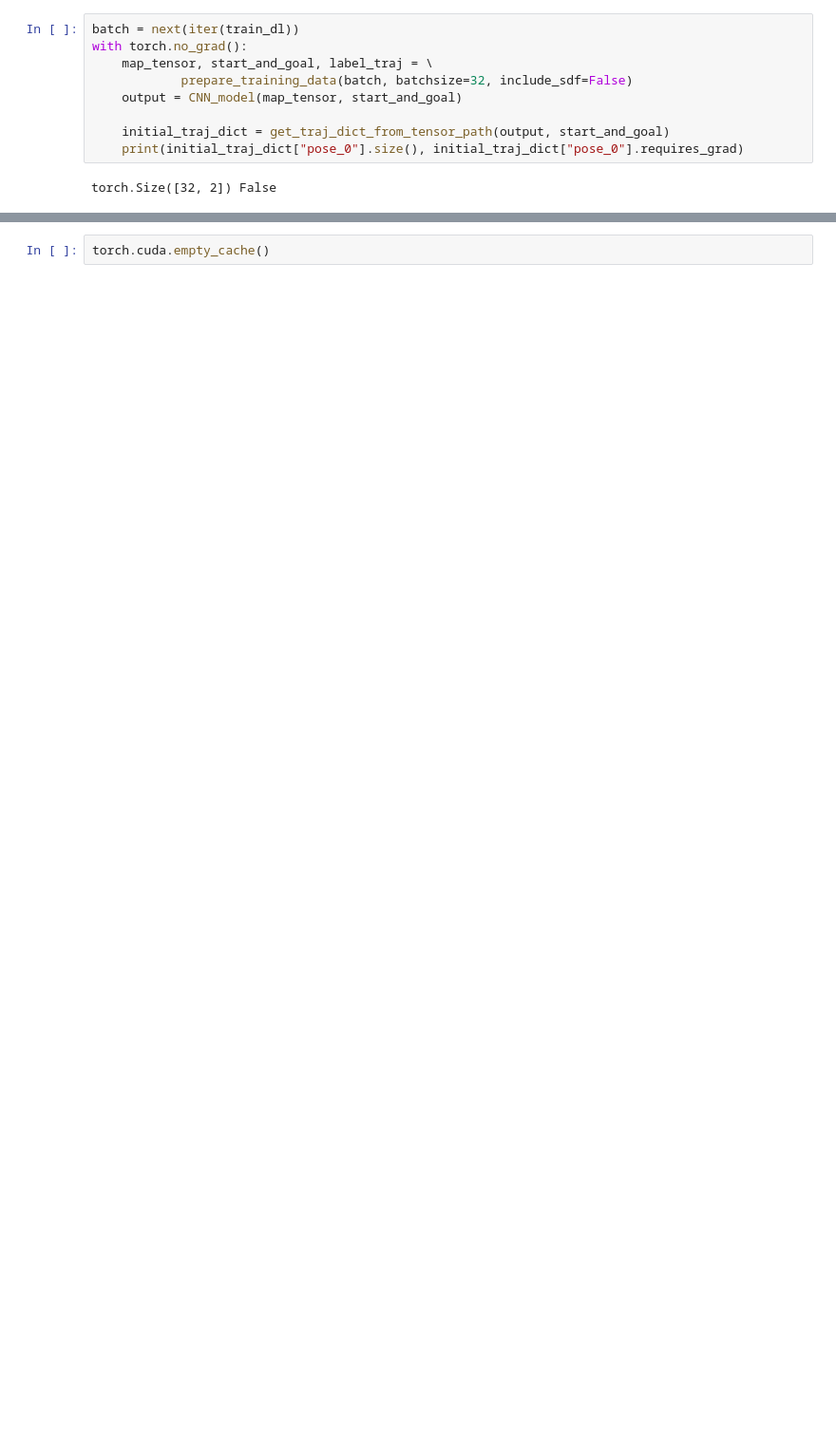
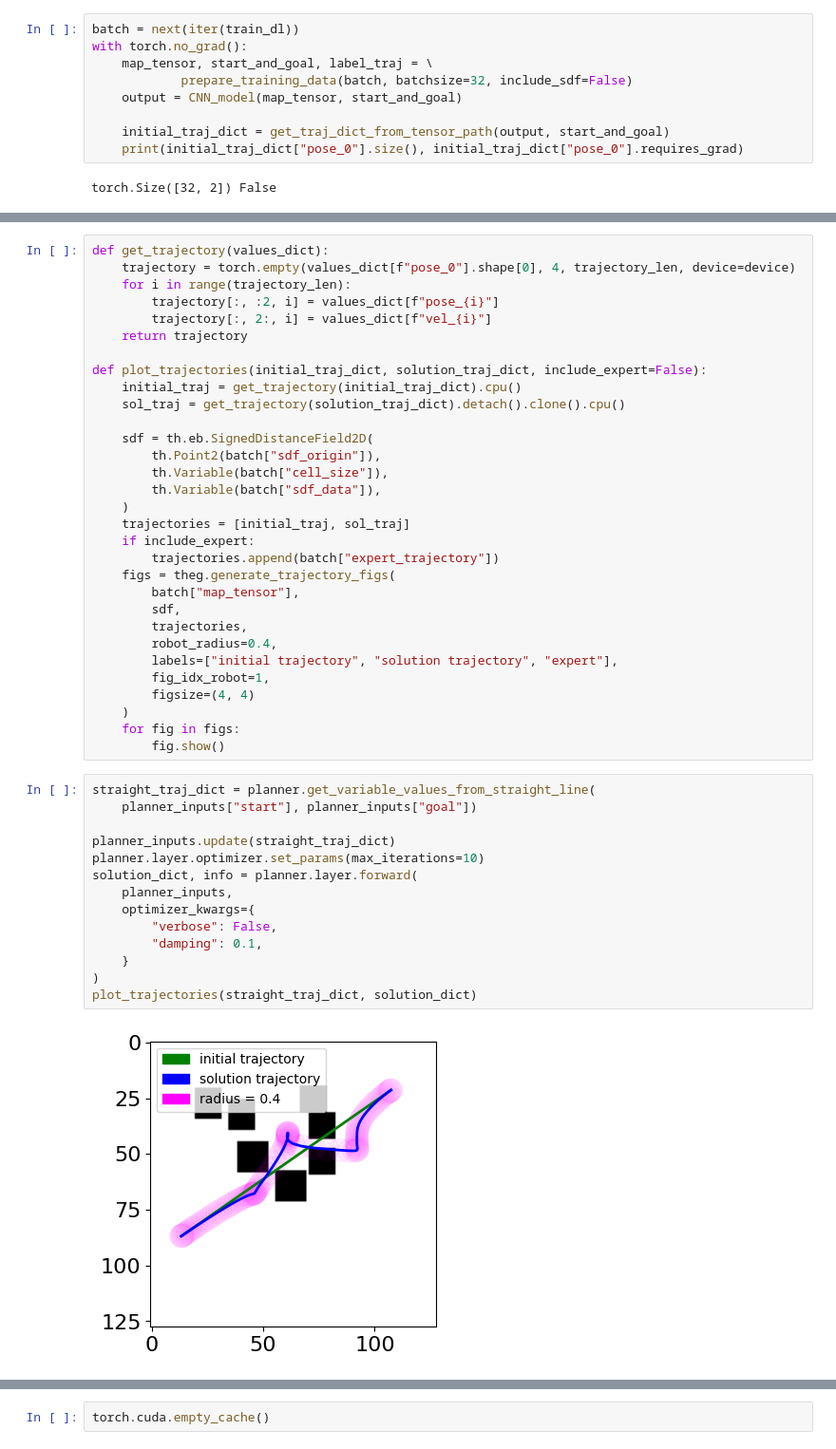
Before and after one commit to peter0201yu/SEANRobotGuide, a Jupyter notebook: demo/CNN-Opt.ipynb, the cells around one changed output, grey strips where cells are left out. Shown at 95% size. Cells and saved outputs as stored; diff of their text form; blank space fills up the shorter version.

```diff
--- a/demo/CNN-Opt.ipynb
+++ b/demo/CNN-Opt.ipynb
@@ -206,0 +215,47 @@ RuntimeError: CUDA out of memory. Tried to allocate 490.00 MiB (GPU 0; 5.80 GiB
+# %%
+def get_trajectory(values_dict):
+    trajectory = torch.empty(values_dict[f"pose_0"].shape[0], 4, trajectory_len, device=device)
+    for i in range(trajectory_len):
+        trajectory[:, :2, i] = values_dict[f"pose_{i}"]
+        trajectory[:, 2:, i] = values_dict[f"vel_{i}"]
+    return trajectory
+
+def plot_trajectories(initial_traj_dict, solution_traj_dict, include_expert=False):
+    initial_traj = get_trajectory(initial_traj_dict).cpu()
+    sol_traj = get_trajectory(solution_traj_dict).detach().clone().cpu()
+
+    sdf = th.eb.SignedDistanceField2D(
+        th.Point2(batch["sdf_origin"]),
+        th.Variable(batch["cell_size"]),
+        th.Variable(batch["sdf_data"]),
+    )
+    trajectories = [initial_traj, sol_traj]
+    if include_expert:
+        trajectories.append(batch["expert_trajectory"])
+    figs = theg.generate_trajectory_figs(
+        batch["map_tensor"],
+        sdf,
+        trajectories,
+        robot_radius=0.4,
+        labels=["initial trajectory", "solution trajectory", "expert"],
+        fig_idx_robot=1,
+        figsize=(4, 4)
+    )
+    for fig in figs:
+        fig.show()
+# %%
+straight_traj_dict = planner.get_variable_values_from_straight_line(
+    planner_inputs["start"], planner_inputs["goal"])
+
+planner_inputs.update(straight_traj_dict)
+planner.layer.optimizer.set_params(max_iterations=10)
+solution_dict, info = planner.layer.forward(
+    planner_inputs,
+    optimizer_kwargs={
+        "verbose": False,
+        "damping": 0.1,
+    }
+)
+plot_trajectories(straight_traj_dict, solution_dict)
+# %% [output]
+[figure, added]
```
Also changed, not shown: parts of 13 cells of this notebook, 10 other files.
